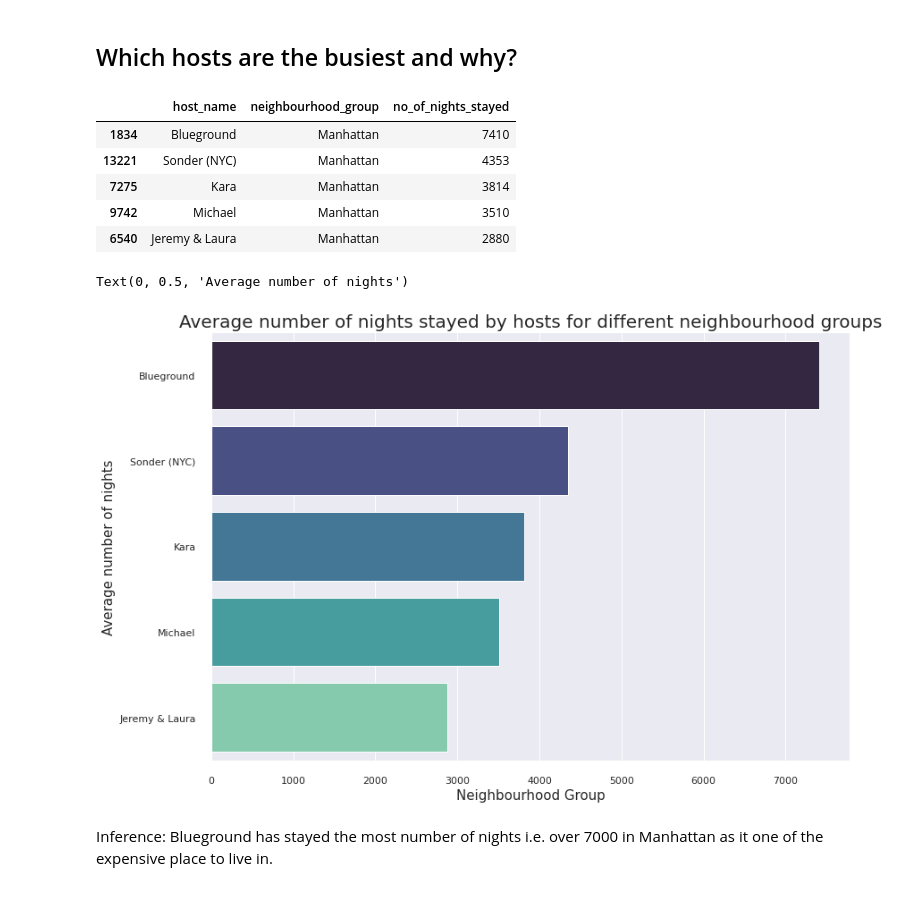
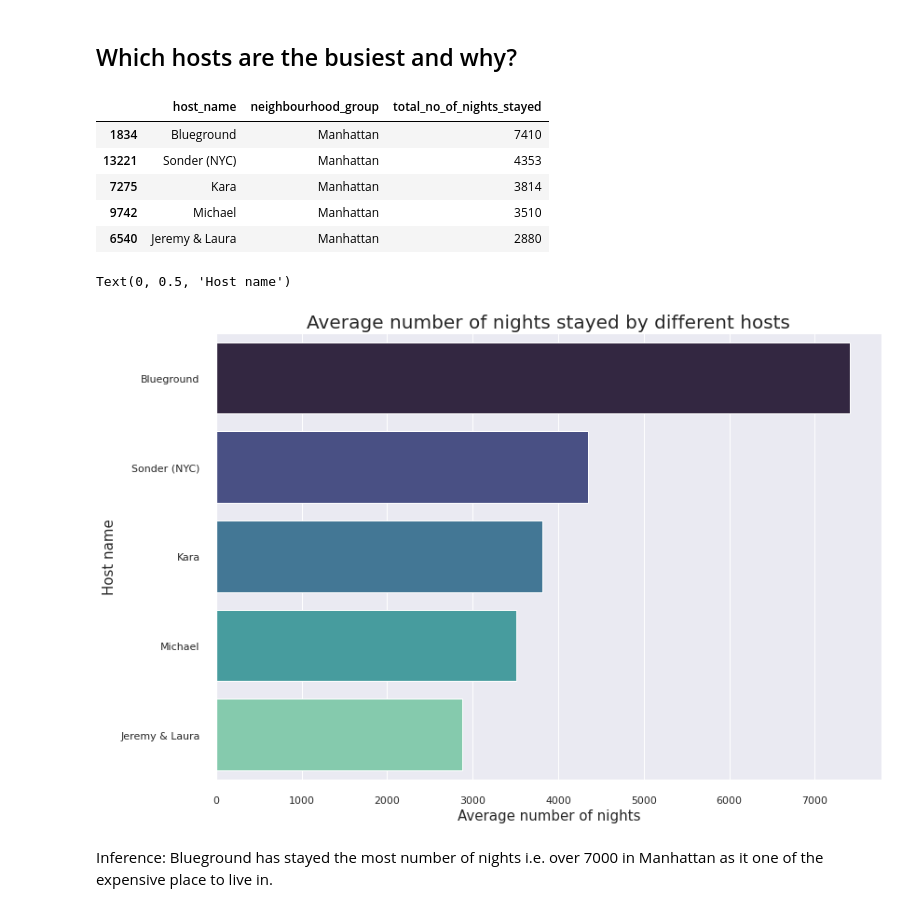
Before and after one commit to codeboy47/airbnb-booking-analysis, a Jupyter notebook: Akshit_Singh_Notebook.ipynb, the cells around one changed output. Cells and saved outputs as stored; diff of their text form; code cells hidden in the pictures.

Commit message:
added few graph changes

```diff
--- a/Akshit_Singh_Notebook.ipynb
+++ b/Akshit_Singh_Notebook.ipynb
@@ -290,29 +291,30 @@ Inference:
 ## Which hosts are the busiest and why?
 # %%
 # Finding the total number of nights stayed by hosts
-host_reviews_per_month = airbnb_df.groupby(['host_name', 'neighbourhood_group'], as_index = False).agg({'minimum_nights': 'sum'}).sort_values('minimum_nights', ascending = False).rename(columns = {'minimum_nights' : 'no_of_nights_stayed'})[:5]
-host_reviews_per_month
+total_nights = airbnb_df.groupby(['host_name', 'neighbourhood_group'], as_index = False).agg({'minimum_nights': 'sum'}).sort_values('minimum_nights', ascending = False).rename(columns = {'minimum_nights' : 'total_no_of_nights_stayed'})[:5]
+total_nights
 # %% [output]
-|  | host_name | neighbourhood_group | no_of_nights_stayed |
+|  | host_name | neighbourhood_group | total_no_of_nights_stayed |
 | 1834 | Blueground | Manhattan | 7410 |
 | 13221 | Sonder (NYC) | Manhattan | 4353 |
 | 7275 | Kara | Manhattan | 3814 |
 | 9742 | Michael | Manhattan | 3510 |
 | 6540 | Jeremy & Laura | Manhattan | 2880 |
 # %%
+# setting seaborn plotting aesthetics for creating a row chart
 sns.barplot(
     y = 'host_name',
-    x = 'no_of_nights_stayed',
-    data = host_reviews_per_month,
+    x = 'total_no_of_nights_stayed',
+    data = total_nights,
     palette = ('mako'),
     orient = 'horizontal'
 )
-plt.title('Average number of nights stayed by hosts for different neighbourhood groups', fontsize = 20)
-plt.xlabel('Neighbourhood Group', fontsize = 15)
-plt.ylabel('Average number of nights', fontsize = 15)
+plt.title('Average number of nights stayed by different hosts', fontsize = 20)
+plt.xlabel('Average number of nights', fontsize = 15)
+plt.ylabel('Host name', fontsize = 15)
 # %% [output]
-Text(0, 0.5, 'Average number of nights')
+Text(0, 0.5, 'Host name')
-[figure, old version]
+[figure, new version]
 # %% [markdown]
 Inference:
 Blueground has stayed the most number of nights i.e. over 7000 in Manhattan as it one of the expensive place to live in.
```
Also changed, not shown: parts of 2 cells of this notebook.
